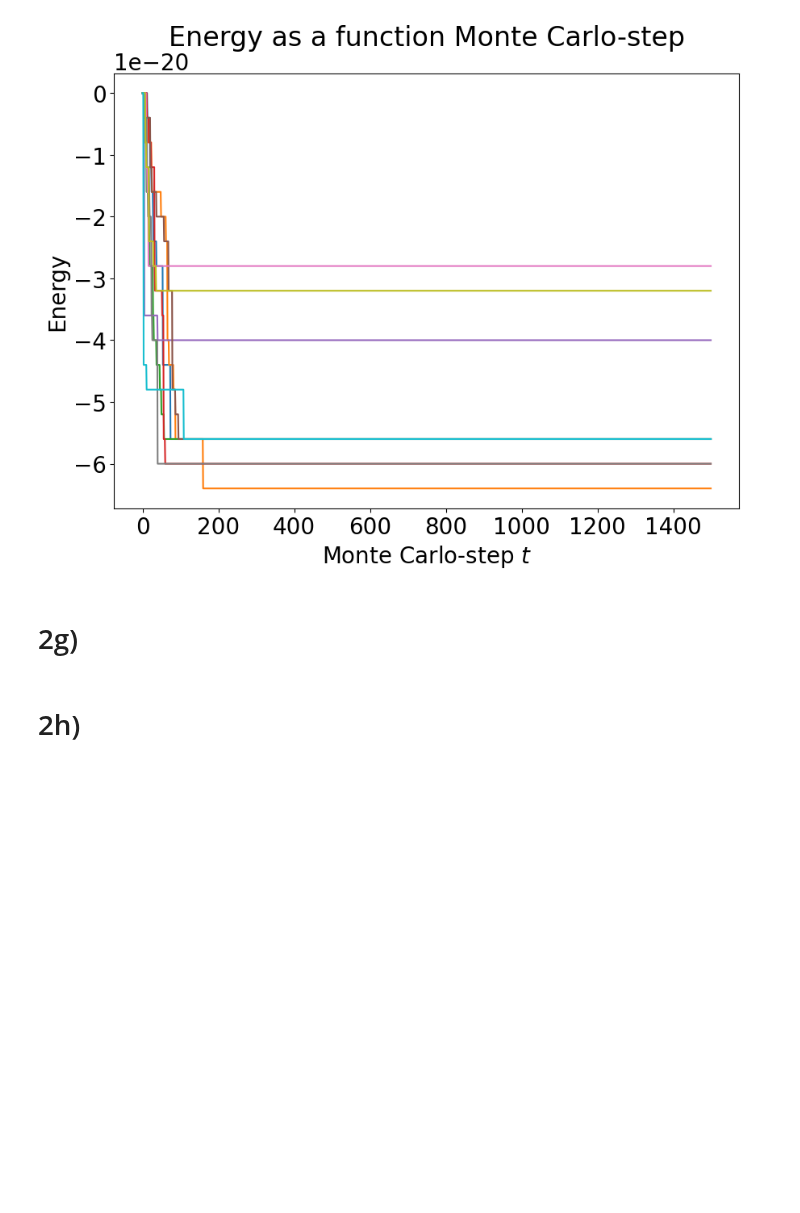
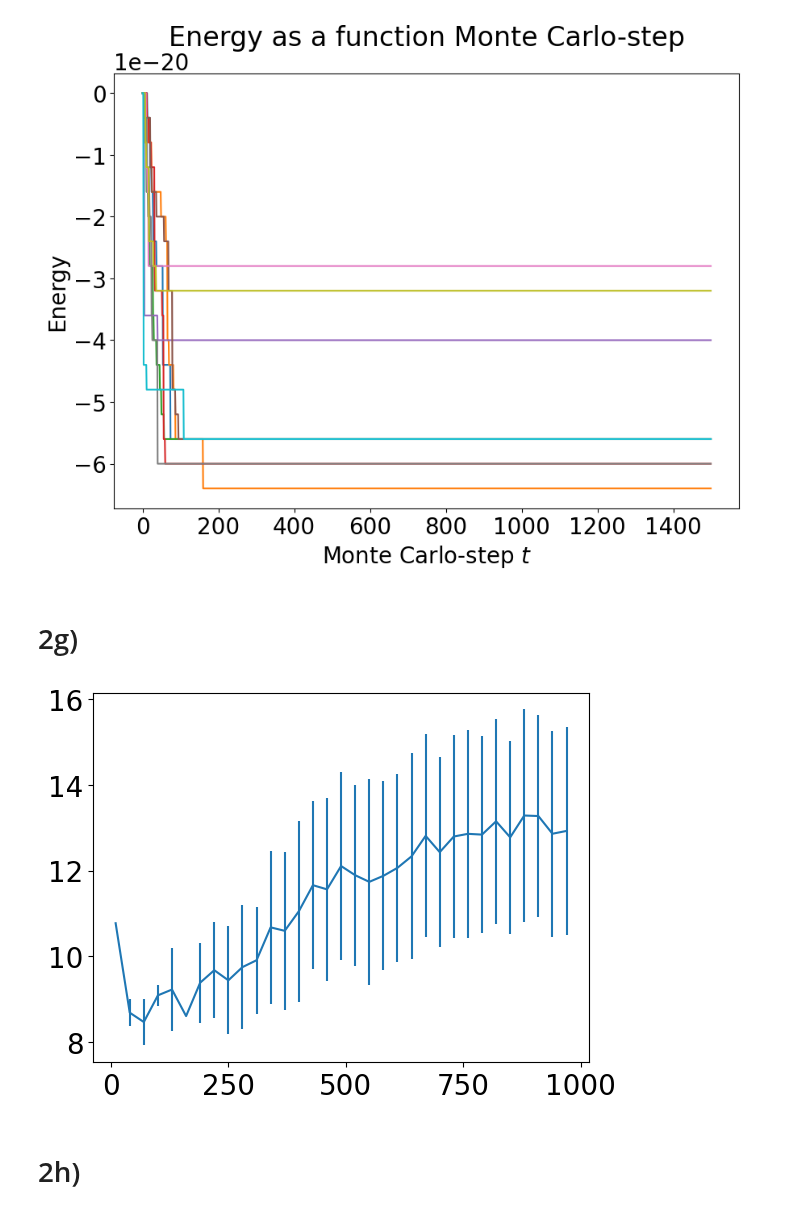
Before and after one commit to OliverRuden/TMA4320-scientific-computing, a Jupyter notebook: VitBerBioFysikk.ipynb, the cells around one changed output. Cells and saved outputs as stored; diff of their text form; code cells hidden in the pictures; blank space fills up the shorter version.

```diff
--- a/VitBerBioFysikk.ipynb
+++ b/VitBerBioFysikk.ipynb
@@ -532,30 +532,41 @@ plotEnergyLowTemp(V, 20)
 # 2g)
 # %%
 def computeAverageDiameterAndSTD(V, T, Ns=1500, N=30):                              # Ns must be over 1000
-    polymer = createPolymer(N)
-    _,_,diameter = metropolisalgoritmen(polymer, V, Ns, T, includeDiamter=True)
-    importantDiameter = diameter[1000:]                                             # Ns must be over 1000, since we remove the first 1000
-    return np.average(importantDiameter), np.std(importantDiameter, ddof=1)
+    polymer = createPolymer(N)                                                      # Create a polymer to simulate
+    _,_,diameter = metropolisalgoritmen(polymer, V, Ns, T, includeDiamter=True)     # Get the diameter-array
+    importantDiameter = diameter[1000:]                                             # Remove the first 1000, so it stabilizes
+    return np.average(importantDiameter), np.std(importantDiameter, ddof=1)         # Return the average and the experiemental standarddeviation
 
 def plotExpectedAndSTDDiameter(lowTemp, highTemp, TempStep, Ns=1500, N=30):         # Ns must be over 1000
-
+    """
+    Create a random symmetric matrix with values between -6*10**(-21) and -2*10**(-21)
+    """
     V = np.zeros((N,N))
     for i in range(N):
-        for j in range(i-1):
+        for j in range(i-1):                                                        # To ensure that the diagonal and the lines directly above and below are 0
           V[i,j]=(np.random.uniform(-6,-2))*10**(-21)
 
-    V=V+V.transpose()
+    V=V+V.transpose()                                                               # Make it symmetric
 
-    TempArray = np.arange(lowTemp,highTemp,TempStep)
+    """
+    Calculate the exepcted value and standard deviation a range of tempeartures
+    """
+    TempArray = np.arange(lowTemp,highTemp,TempStep)                                # Create a temperature array which contains the temperatures we are gonna measure
     expectedValue, standardDeviation = np.zeros(len(TempArray)), np.zeros(len(TempArray))
-    for temp_index in range(len(TempArray)):
-        expectedValue[temp_index], standardDeviation[temp_index] = computeAverageDiameterAndSTD(V, TempArray[temp_index], Ns, N)
+    for index in range(len(TempArray)):
+        expectedValue[index], standardDeviation[index] = computeAverageDiameterAndSTD(V, TempArray[index], Ns, N)
+
+    """
+    Plot the expected value and standardDeviation
+    """
     plt.errorbar(TempArray, expectedValue, yerr = standardDeviation)
     plt.show()
 
-# plotExpectedAndSTDDiameter(lowTemp=10, highTemp=1000, TempStep=100, Ns=1500, N=10)
+plotExpectedAndSTDDiameter(lowTemp=10, highTemp=1000, TempStep=30, Ns=3000, N=30)
 
-%timeit plotExpectedAndSTDDiameter(lowTemp=10, highTemp=1000, TempStep=30, Ns=3000, N=30)
+# %timeit plotExpectedAndSTDDiameter(lowTemp=10, highTemp=1000, TempStep=30, Ns=3000, N=30)
+# %% [output]
+[figure, added]
 # %% [markdown]
 # 2h)
 # %%
```
